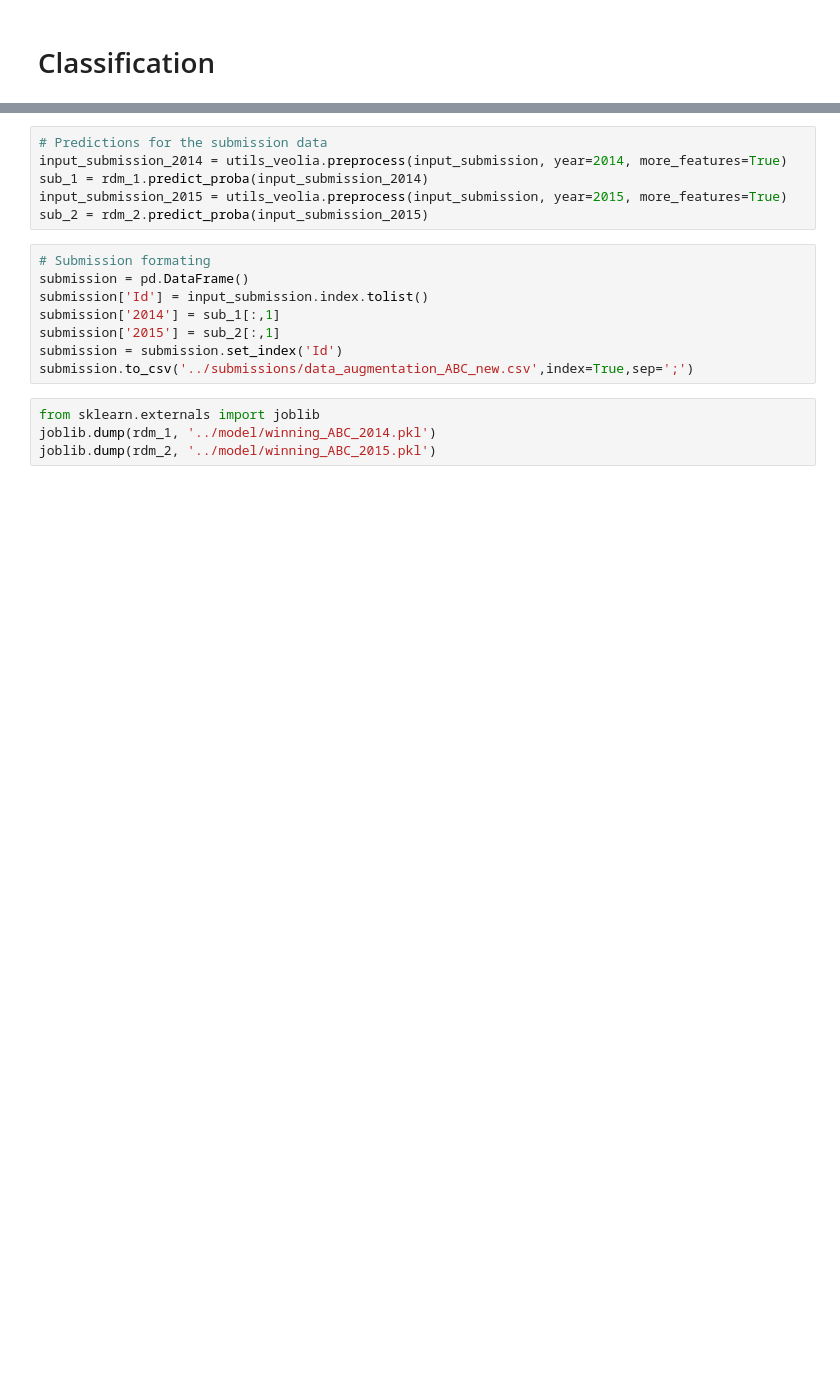
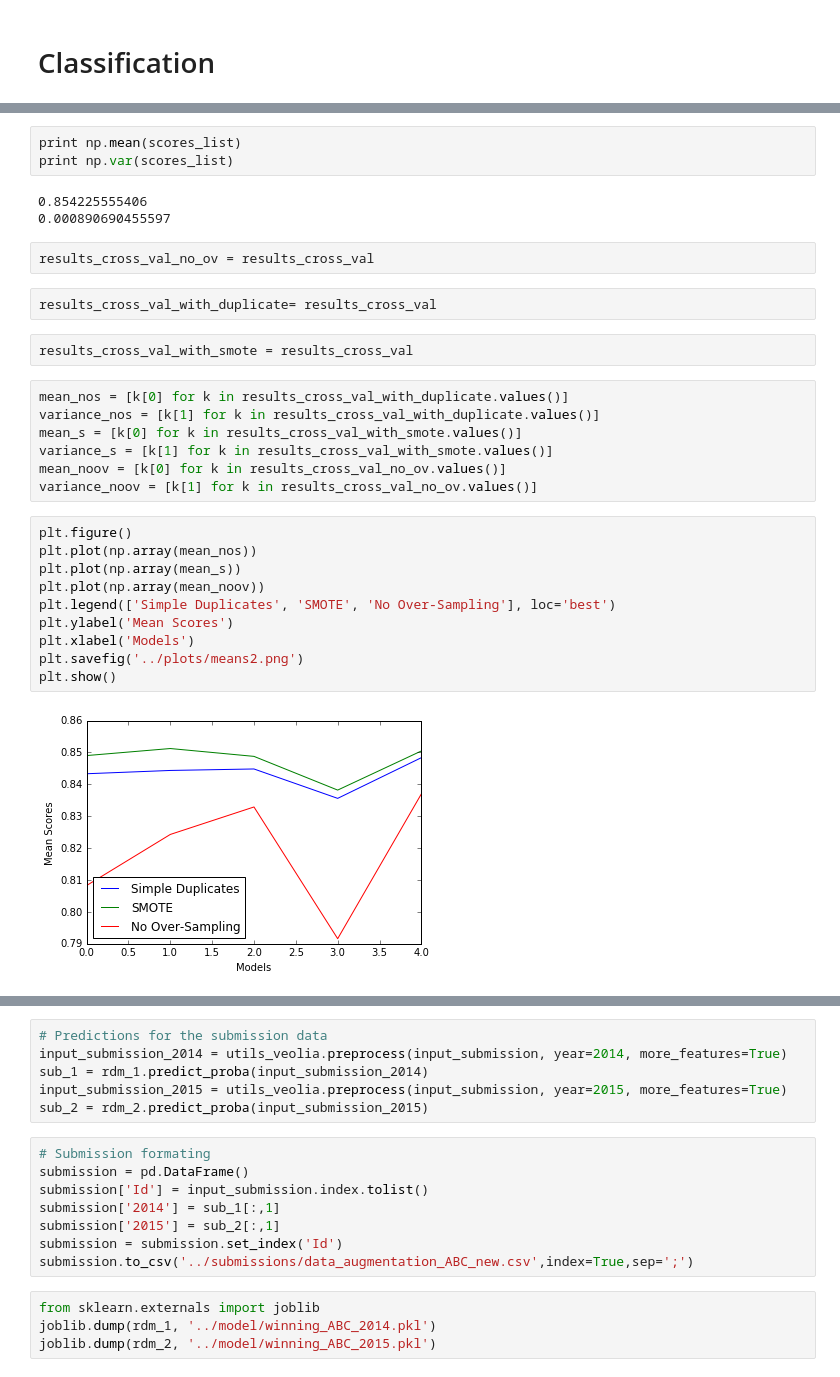
Before and after one commit to christophelanternier/Veolia_TB_CL, a Jupyter notebook: code/JET2.ipynb, the cells around one changed output, grey strips where cells are left out. Saved outputs shown, nothing was run; the diff lists cells and outputs as text; blank space fills up the shorter version.

```diff
--- a/code/JET2.ipynb
+++ b/code/JET2.ipynb
@@ -128,0 +145,31 @@ for tupl in list(itertools.product(n_estimators_list, algos)):
+# %%
+print np.mean(scores_list)
+print np.var(scores_list)
+# %% [output]
+0.854225555406
+0.000890690455597
+# %%
+results_cross_val_no_ov = results_cross_val
+# %%
+results_cross_val_with_duplicate= results_cross_val
+# %%
+results_cross_val_with_smote = results_cross_val
+# %%
+mean_nos = [k[0] for k in results_cross_val_with_duplicate.values()]
+variance_nos = [k[1] for k in results_cross_val_with_duplicate.values()]
+mean_s = [k[0] for k in results_cross_val_with_smote.values()]
+variance_s = [k[1] for k in results_cross_val_with_smote.values()]
+mean_noov = [k[0] for k in results_cross_val_no_ov.values()]
+variance_noov = [k[1] for k in results_cross_val_no_ov.values()]
+# %%
+plt.figure()
+plt.plot(np.array(mean_nos))
+plt.plot(np.array(mean_s))
+plt.plot(np.array(mean_noov))
+plt.legend(['Simple Duplicates', 'SMOTE', 'No Over-Sampling'], loc='best')
+plt.ylabel('Mean Scores')
+plt.xlabel('Models')
+plt.savefig('../plots/means2.png')
+plt.show()
+# %% [output]
+[figure, added]
```
Also changed, not shown: parts of 8 cells of this notebook, 22 other files.
